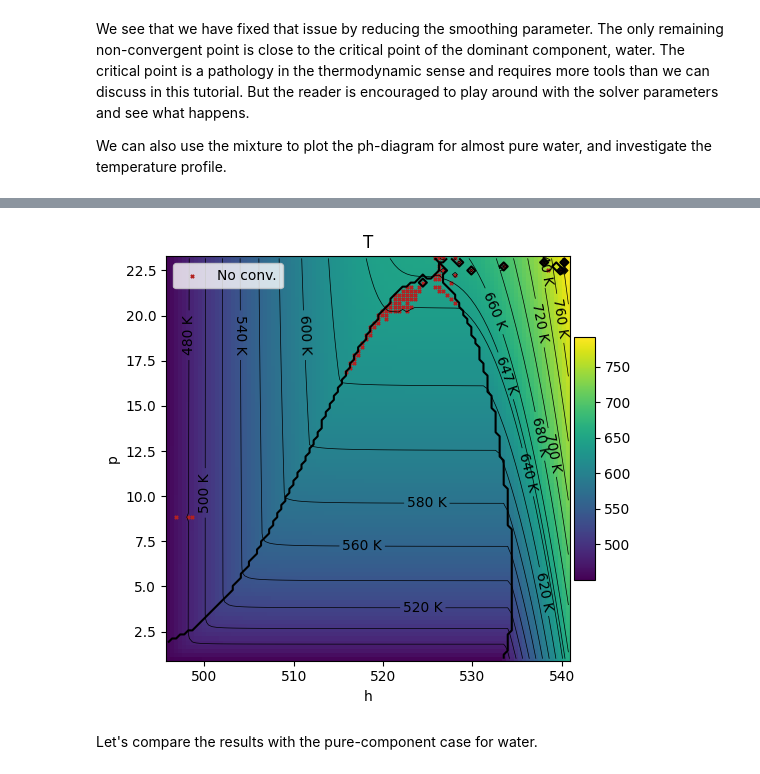
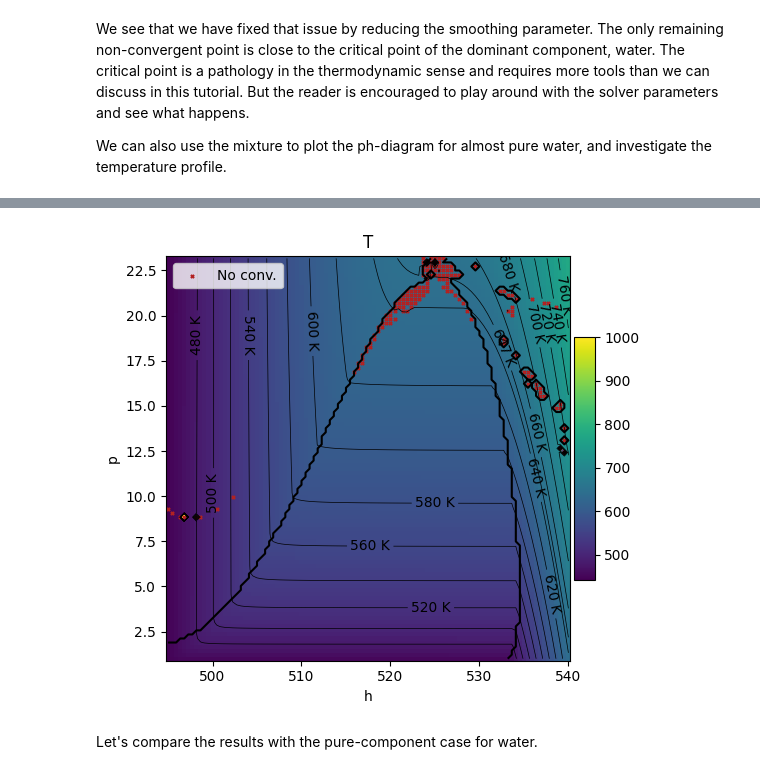
Before and after one commit to pmgbergen/porepy, a Jupyter notebook: tutorials/flash.ipynb, the cells around one changed output, grey strips where cells are left out. Cells and saved outputs as stored; diff of their text form; code cells hidden in the pictures.

```diff
--- a/tutorials/flash.ipynb
+++ b/tutorials/flash.ipynb
@@ -296,7 +296,7 @@ params = {
     "gen_arg_params": [1e-4, 1e-2],  # Parameters for EoS during flash for smoothing.
     "phase_property_params": [0.0, 0.0],  # Parameters for EoS when doing final eval.
     "solver_params": {  # Example solver params, reflecting default options.
-        "max_iterations": 100,
+        "max_iterations": 150,
         "atol_res": 1e-7,
         "npipm_penalty_cc": 1.0,
         "npipm_penalty_neg": 1.0,
@@ -455,11 +456,7 @@ N = 100
 
 p = np.linspace(1e6, 30e6, N)
 T = np.linspace(450.0, h2o.critical_temperature + 10.0, N)
-z = [0.99, 0.01]
-
-params["solver_params"]["max_iterations"] = 150
-params["solver_params"]["npipm_penalty_cc"] = 1.0
-params["solver_params"]["npipm_penalty_neg"] = 1.0
+z = np.array([0.99, 0.01])
 
 fig_pT, result_pT = flash1.plot_phase_diagram(
     pc.FlashSpec.pT,
@@ -479,7 +476,13 @@ fig_pT, result_pT = flash1.plot_phase_diagram(
 
 # Fetch axes and mark the critical point of water.
 ax = fig_pT.axes[0]
-ax.plot(h2o.critical_temperature, h2o.critical_pressure / 1e6, "*k", markersize=6)
+Tcs = np.array([c.critical_temperature for c in components1])
+Pcs = np.array([c.critical_pressure for c in components1])
+Vcs = np.array([c.critical_specific_volume for c in components1])
+# Pseudo-critical estimates.
+T_pc = np.dot(z, Tcs)
+p_pc = pf.critical_pressure_guess(z, Pcs, Tcs, Vcs)
+ax.plot(T_pc, p_pc / 1e6, "*k", markersize=6)
 
 not_converged = ~result_pT.converged
 if np.any(not_converged):
@@ -516,7 +519,7 @@ The non-convergence happens at a slope where the extended gas root transitions i
 The smoothing there is supposed to fix kinks, but it can run into conflict with the solver and its parametrization.
 That topic is a next-level issue, but let's see what happens.
 # %%
-params["gen_arg_params"] = [1e-4, 1e-8]
+params["gen_arg_params"] = [1e-4, 1e-1]
 
 fig_pT_s, result_pT_s = flash1.plot_phase_diagram(
     pc.FlashSpec.pT,
@@ -532,8 +535,8 @@ fig_pT_s, result_pT_s = flash1.plot_phase_diagram(
 not_converged_s = ~result_pT_s.converged
 if np.any(not_converged_s):
     # Ensure convergence if not super-critical.
-    assert np.all(result_pT_s.p[not_converged_s] >= h2o.critical_pressure * 0.98)
-    assert np.all(result_pT_s.T[not_converged_s] >= h2o.critical_temperature * 0.98)
+    # assert np.all(result_pT_s.p[not_converged_s] >= h2o.critical_pressure * 0.98)
+    # assert np.all(result_pT_s.T[not_converged_s] >= h2o.critical_temperature * 0.98)
     print(result_pT_s.exitcode_parsed[not_converged_s])
     print(
         list(
@@ -565,8 +569,9 @@ We can also use the mixture to plot the ph-diagram for almost pure water, and in
 # %%
 from matplotlib.pyplot import Axes
 
-p = np.linspace(result_pT.p.min(), h2o.critical_pressure * 1.05, N)
-h = np.linspace(result_pT.h.min(), result_pT.h.max(), N)
+p = np.linspace(1e6, h2o.critical_pressure * 1.05, N)
+# h = np.linspace(result_pT.h.min(), result_pT.h.max(), N)
+h = np.linspace(495e3, 540e3, N)
 
 # The temperature DOF is challenging, as it operates on other scales than the fractions.
 # We can do some right-preconditioning and chopping to help with convergence.
@@ -579,6 +584,8 @@ params["solver_params"]["rpc_T"] = h2o.critical_temperature
 # is detected. We can control here how many ressources we want to spend on it.
 flash1.initializer.params["N2"] = 20  # Iterations for T-guess refinement
 flash1.initializer.params["atol"] = 1e-6  # abs. tol for energy residual.
+params["gen_arg_params"] = [1e-4, 1e-1]
+
 
 def vtransform(x: np.ndarray, f: str) -> np.ndarray:
     """Transform for values to be plotted."""
@@ -655,3 +662,3 @@ Max iter / stationary / Diverged: 89 / 3 / 0
-[figure, old version]
+[figure, new version]
 # %% [markdown]
 Let's compare the results with the pure-component case for water.
```
Also changed, not shown: parts of 12 cells of this notebook, 11 other files.
